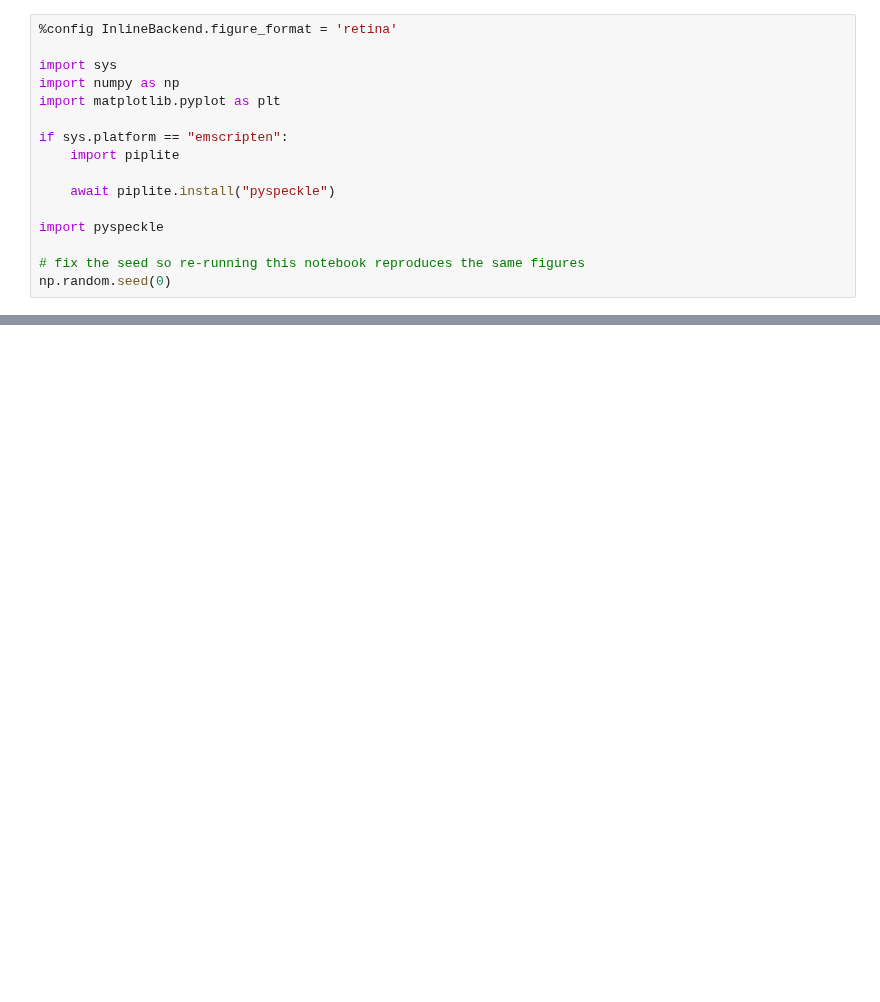
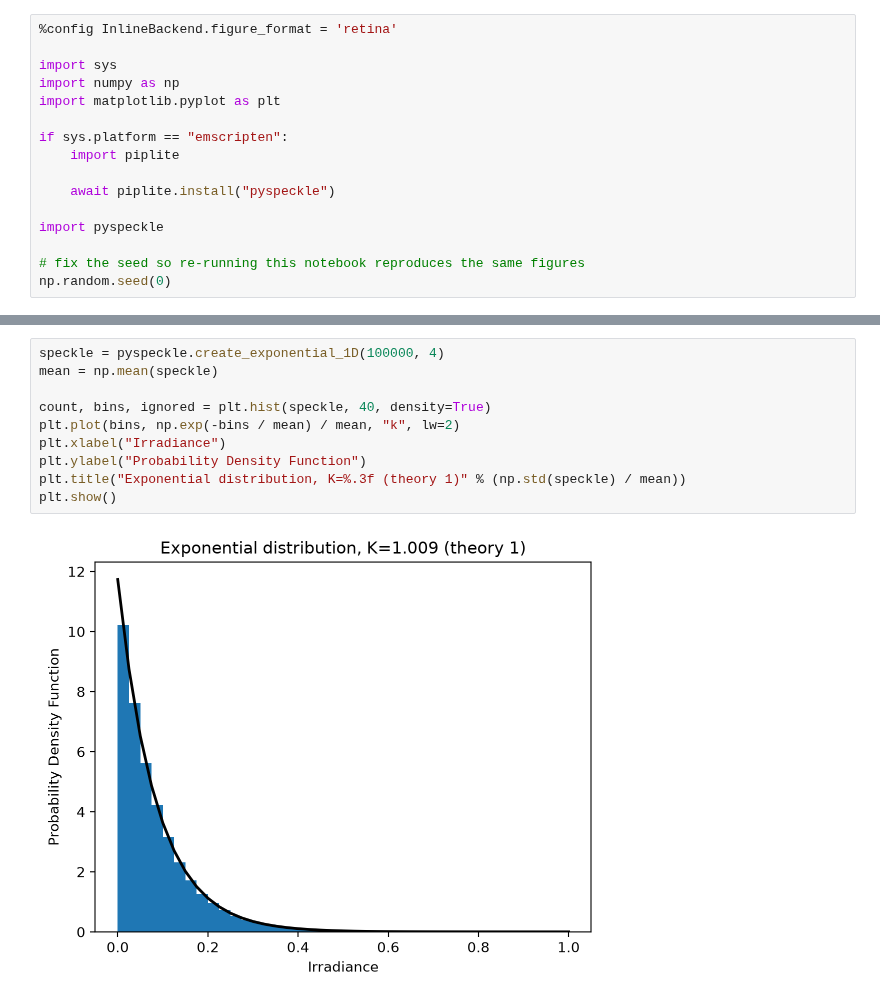
Before and after one commit to scottprahl/pyspeckle, a Jupyter notebook: docs/0-One-Dim-Speckle-Basics.ipynb, the cells around one changed output, grey strips where cells are left out. Cells and saved outputs as stored; diff of their text form; blank space fills up the shorter version.

```diff
--- a/docs/0-One-Dim-Speckle-Basics.ipynb
+++ b/docs/0-One-Dim-Speckle-Basics.ipynb
@@ -252,0 +71,12 @@ plt.show()
+# %%
+speckle = pyspeckle.create_exponential_1D(100000, 4)
+mean = np.mean(speckle)
+
+count, bins, ignored = plt.hist(speckle, 40, density=True)
+plt.plot(bins, np.exp(-bins / mean) / mean, "k", lw=2)
+plt.xlabel("Irradiance")
+plt.ylabel("Probability Density Function")
+plt.title("Exponential distribution, K=%.3f (theory 1)" % (np.std(speckle) / mean))
+plt.show()
+# %% [output]
+[figure, added]
```
Also changed, not shown: parts of 32 cells of this notebook, 4 other files.
